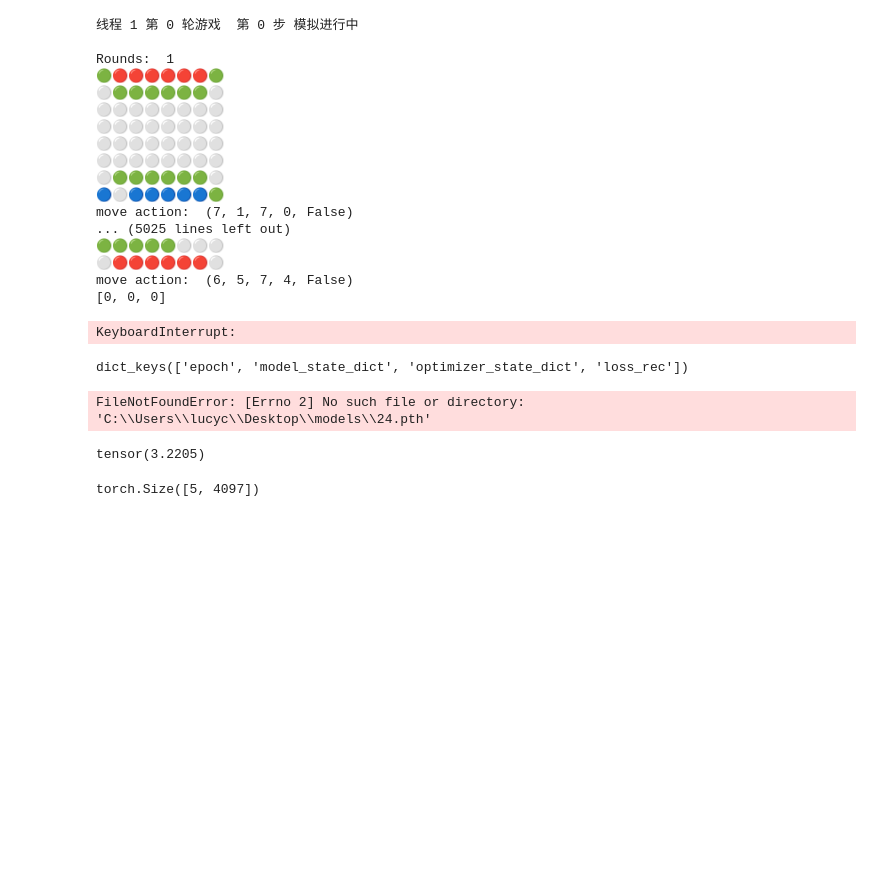
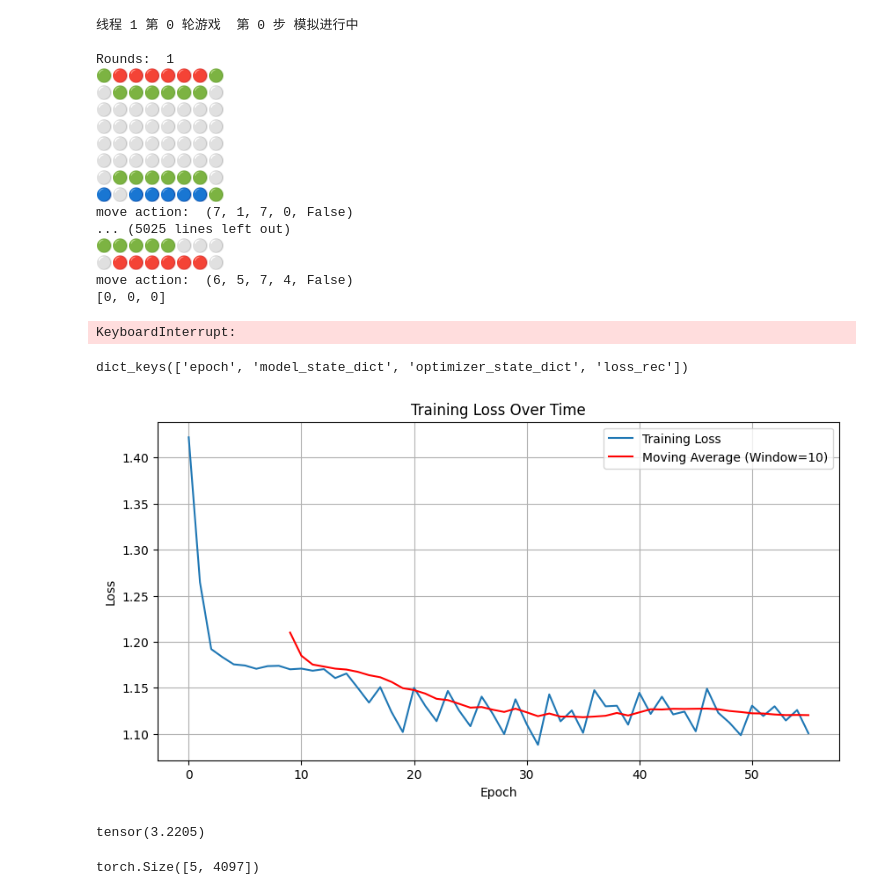
Before and after one commit to ZiJie-Duan/Freckers-Zero, a Jupyter notebook: freckers/node.ipynb, the cells around one changed output. Saved outputs shown, nothing was run; the diff lists cells and outputs as text; code cells hidden in the pictures; blank space fills up the shorter version.

```diff
--- a/freckers/node.ipynb
+++ b/freckers/node.ipynb
@@ -222,11 +222,26 @@ dict_keys(['epoch', 'model_state_dict', 'optimizer_state_dict', 'loss_rec'])
 import numpy as np
 # %%
 import torch
-# %%
-data = torch.load(r"C:\Users\lucyc\Desktop\models\24.pth")
-data["loss_rec"]
-# %% [output]
-FileNotFoundError: [Errno 2] No such file or directory: 'C:\\Users\\lucyc\\Desktop\\models\\24.pth'
+# %%
+data = torch.load(r"C:\Users\lucyc\Desktop\models\32.pth")
+import matplotlib.pyplot as plt
+import numpy as np
+plt.figure(figsize=(10, 5))
+plt.plot(data["loss_rec"], label='Training Loss')
+
+# 计算并绘制移动平均线
+window_size = 10  # 设置移动平均窗口大小
+moving_avg = np.convolve(data["loss_rec"], np.ones(window_size)/window_size, mode='valid')
+plt.plot(range(window_size-1, len(data["loss_rec"])), moving_avg, label=f'Moving Average (Window={window_size})', color='red')
+
+plt.title('Training Loss Over Time')
+plt.xlabel('Epoch')
+plt.ylabel('Loss')
+plt.legend()
+plt.grid(True)
+plt.show()
+# %% [output]
+[figure, added]
 # %%
 import torch
 import torch.nn.functional as F
```
Also changed, not shown: 2 other files.
